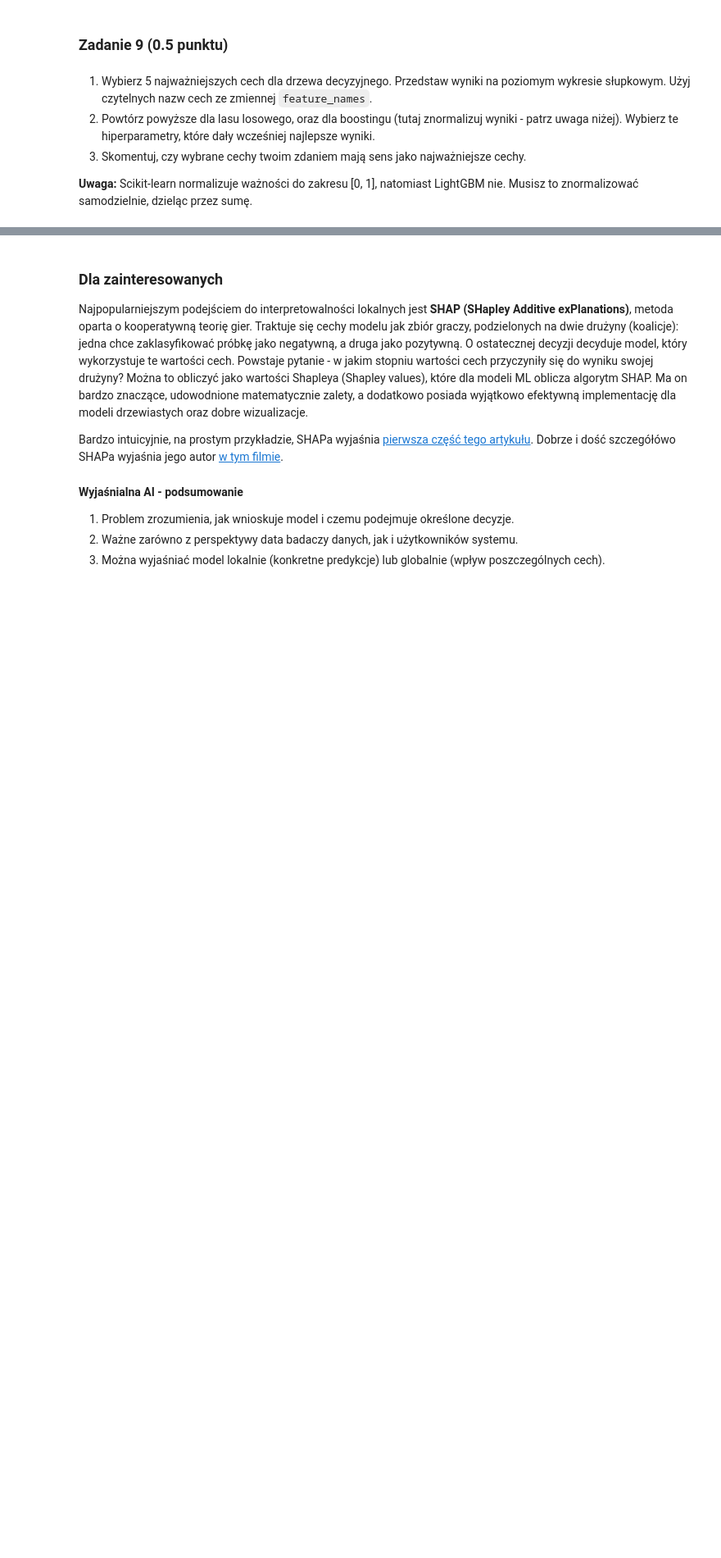
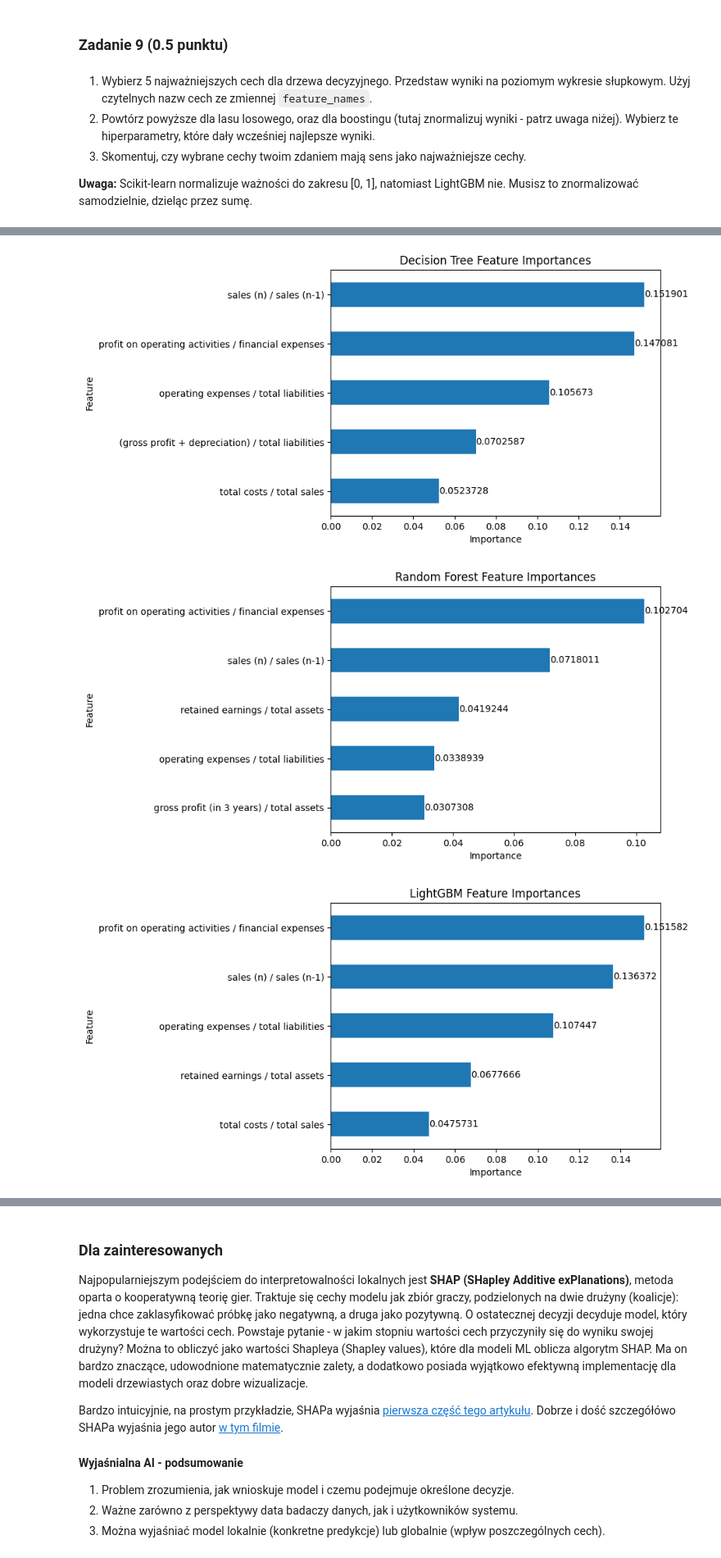
Before and after one commit to lythx/sztuczna-inteligencja, a Jupyter notebook: lab2/lab_2.ipynb, the cells around one changed output, grey strips where cells are left out. Shown: that part at 82% size. Cells and saved outputs as stored; diff of their text form; code cells hidden in the pictures; blank space fills up the shorter version.

```diff
--- a/lab2/lab_2.ipynb
+++ b/lab2/lab_2.ipynb
@@ -521,6 +523,7 @@ Hiperparametry LightGBMa są dobrze opisane w oficjalnej dokumentacji: [wersja k
 # %%
 # your_code
 from sklearn.model_selection import RandomizedSearchCV
+from sklearn.metrics import classification_report
 
 param_grid = {
     "n_estimators": [100, 250, 500],
@@ -530,8 +533,12 @@ param_grid = {
     "subsample": [0.8, 0.9, 1.0],
 }
 
+y_pred = lgbm_classifier.predict(X_test)
+
+not_tuned_report = classification_report(y_test, y_pred)
+
 lgbm_classifier = LGBMClassifier(
-    importance_type="gain", n_jobs=-1, random_state=0, verbose=-1
+    importance_type="gain", random_state=0, verbose=-1
 )
 
 rs_cv = RandomizedSearchCV(
@@ -542,10 +549,17 @@ rs_cv.fit(X_train, y_train)
 
 y_test_proba = rs_cv.predict_proba(X_test)[:, 1]
 auroc = roc_auc_score(y_test, y_test_proba)
-print(f"Tuned LGBM AUROC: {auroc}")
+
+y_pred = rs_cv.predict(X_test)
+
+tuned_report = classification_report(y_test, y_pred)
+
 print(f"Best params:")
 print(rs_cv.best_params_)
-
-# TODO pytania tutaj
+print("Not tuned report:")
+print(not_tuned_report)
+print("Tuned report:")
+print(tuned_report)
+print(f"Tuned LGBM AUROC: {auroc:.4f}")
 # %% [output]
 Fitting 5 folds for each of 30 candidates, totalling 150 fits
@@ -651,3 +658,19 @@ Random Forest:
+# %%
+def plot_feature_importances(feature_df, title):
+    ax = feature_df.sort_values(by='Importance', ascending=True).plot.barh(x='Feature', y='Importance', legend=False)
+    ax.set_title(title)
+    ax.set_xlabel("Importance")
+    ax.set_ylabel("Feature")
+    for container in ax.containers:
+        ax.bar_label(container)
+
+plot_feature_importances(dt_features, "Decision Tree Feature Importances")
+plot_feature_importances(rf_features, "Random Forest Feature Importances")
+plot_feature_importances(lgbm_features, "LightGBM Feature Importances")
+# %% [output]
+[figure, added]
+[figure, added]
+[figure, added]
 # %% [markdown]
 // skomentuj tutaj
 
```
Also changed, not shown: parts of 25 cells of this notebook, 1 other file.
